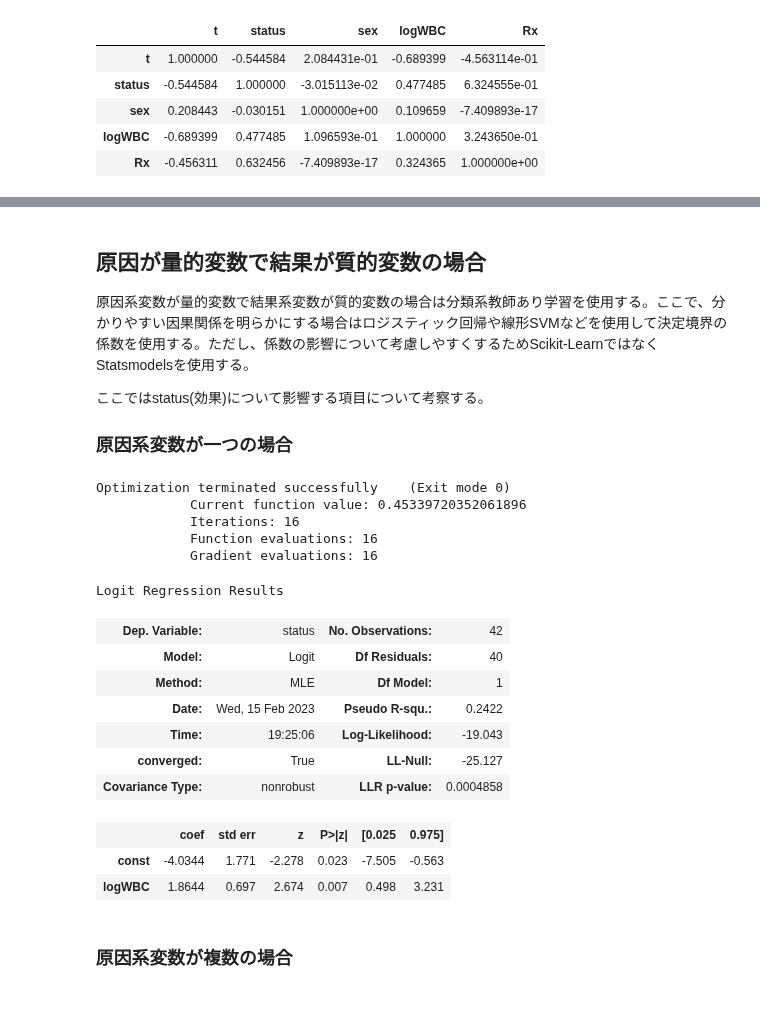
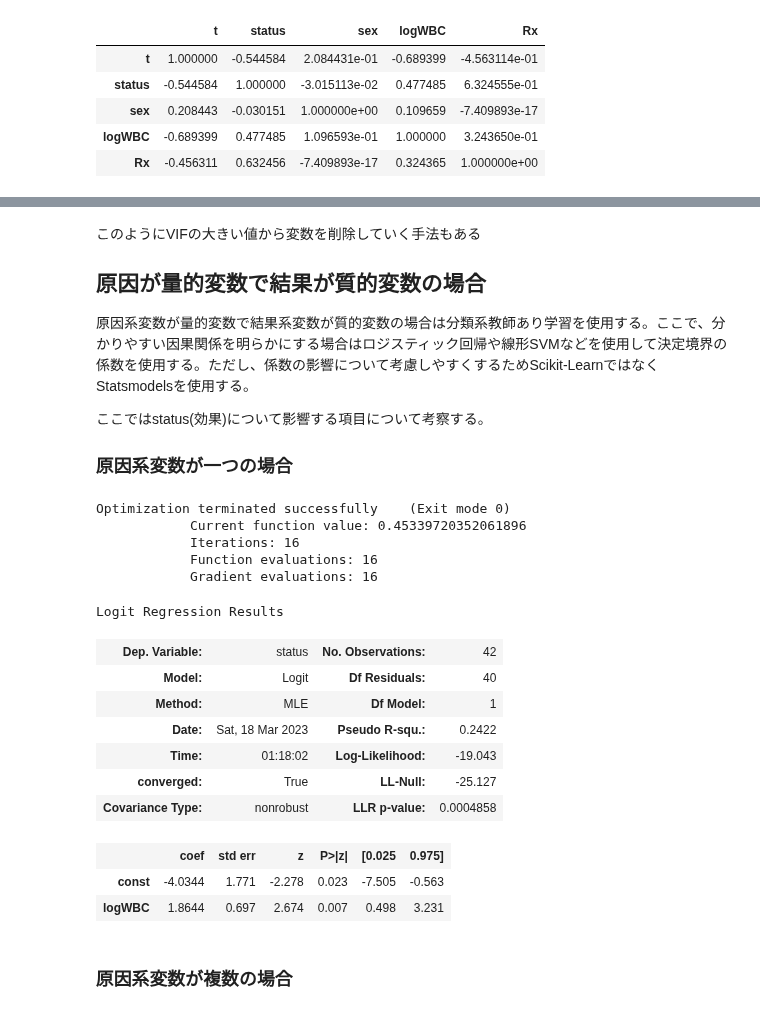
Before and after one commit to NTanaka1994/DataAnalysis, a Jupyter notebook: 研究モデル/study_model.ipynb, the cells around one changed output, grey strips where cells are left out. Saved outputs shown, nothing was run; the diff lists cells and outputs as text; code cells hidden in the pictures.

```diff
--- a/研究モデル/study_model.ipynb
+++ b/研究モデル/study_model.ipynb
@@ -459,8 +467,8 @@ plt.show()
 # %% [markdown]
 ### 原因系変数が複数の場合
 # %%
-X = sm.add_constant(df.drop("logWBC", axis=1))
-model2 = sm.OLS(df["logWBC"], X).fit()
+X2 = sm.add_constant(df.drop("logWBC", axis=1))
+model2 = sm.OLS(df["logWBC"], X2).fit()
 model2.summary()
 # %% [output]
 OLS Regression Results
@@ -556,0 +596,4 @@ logWBC=0.48*(性別)-0.07*(時間)+3.64
+# %%
+X_vif = sm.add_constant(df.drop(["logWBC", "status"], axis=1))
+model_vif = sm.OLS(df["logWBC"], X_vif).fit()
+model_vif.summary()
@@ -557,4 +622,5 @@ logWBC=0.48*(性別)-0.07*(時間)+3.64
 # %% [markdown]
+このようにVIFの大きい値から変数を削除していく手法もある
 ## 原因が量的変数で結果が質的変数の場合
 原因系変数が量的変数で結果系変数が質的変数の場合は分類系教師あり学習を使用する。ここで、分かりやすい因果関係を明らかにする場合はロジスティック回帰や線形SVMなどを使用して決定境界の係数を使用する。ただし、係数の影響について考慮しやすくするためScikit-LearnではなくStatsmodelsを使用する。
 
@@ -562,21 +628,21 @@ logWBC=0.48*(性別)-0.07*(時間)+3.64
 
 ### 原因系変数が一つの場合
 # %%
-X = sm.add_constant(df["logWBC"])
-model3 = sm.Logit(df["status"], X).fit_regularized()
-model3.summary()
+X5 = sm.add_constant(df["logWBC"])
+model5 = sm.Logit(df["status"], X5).fit_regularized()
+model5.summary()
 # %% [output]
 Optimization terminated successfully    (Exit mode 0)
             Current function value: 0.45339720352061896
             Iterations: 16
             Function evaluations: 16
             Gradient evaluations: 16
 Logit Regression Results
 | Dep. Variable: | status | No. Observations: | 42 |
 | Model: | Logit | Df Residuals: | 40 |
 | Method: | MLE | Df Model: | 1 |
-| Date: | Wed, 15 Feb 2023 | Pseudo R-squ.: | 0.2422 |
-| Time: | 19:25:06 | Log-Likelihood: | -19.043 |
+| Date: | Sat, 18 Mar 2023 | Pseudo R-squ.: | 0.2422 |
+| Time: | 01:18:02 | Log-Likelihood: | -19.043 |
 | converged: | True | LL-Null: | -25.127 |
 | Covariance Type: | nonrobust | LLR p-value: | 0.0004858 |
 |  | coef | std err | z | P>|z| | [0.025 | 0.975] |
```
Also changed, not shown: parts of 24 cells of this notebook.
